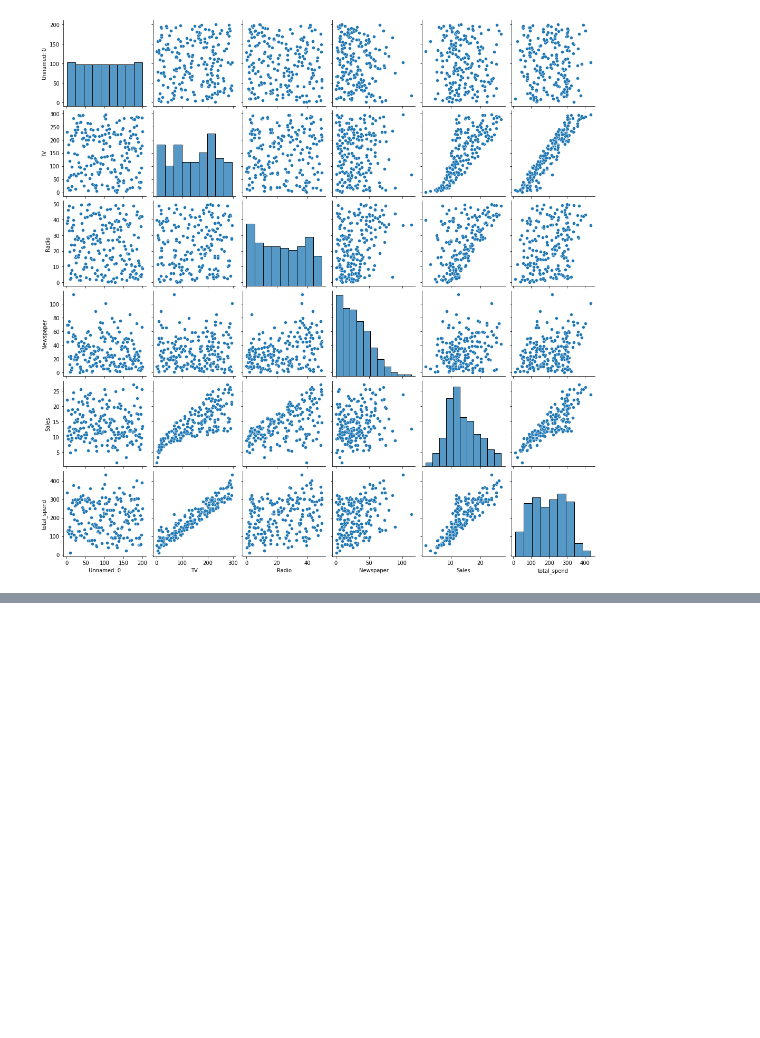
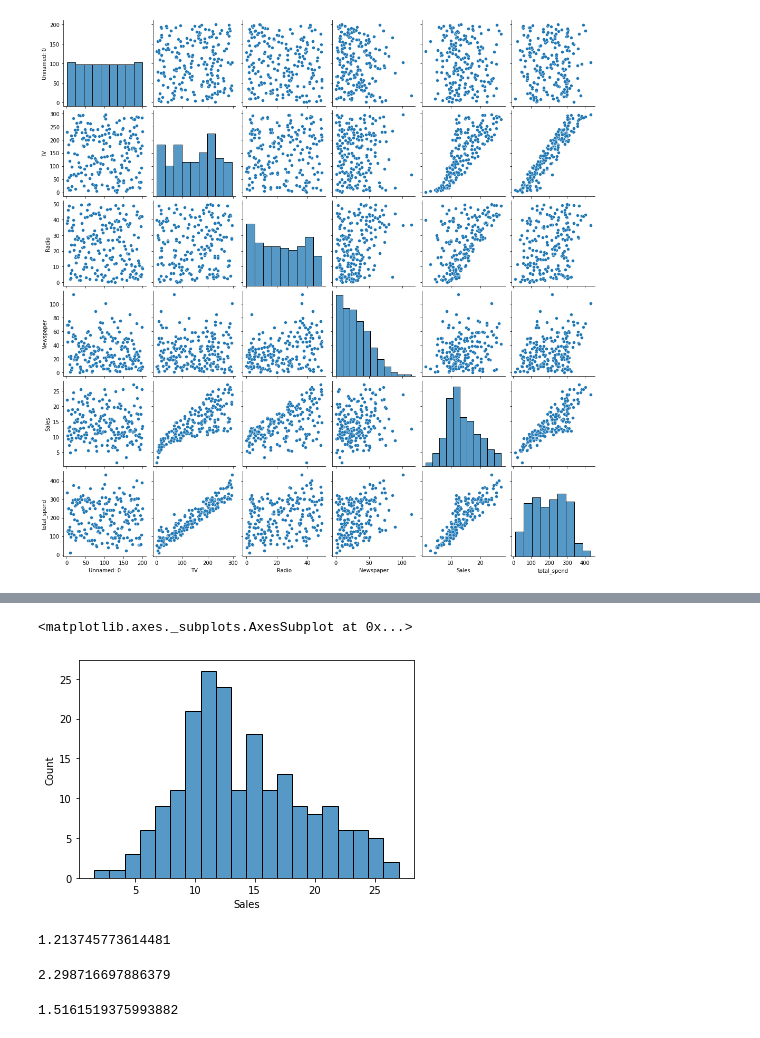
Before and after one commit to datascience-vivek/Linear_Regression, a Jupyter notebook: Linear_Regression.ipynb, the cells around one changed output, grey strips where cells are left out. Drawn from its saved outputs; the diff is of its cells as text; code cells hidden in the pictures; blank space fills up the shorter version.

```diff
--- a/Linear_Regression.ipynb
+++ b/Linear_Regression.ipynb
@@ -100,0 +190,17 @@ sns.pairplot(df)
+# %%
+sns.histplot(data=df, x = 'Sales', bins= 20)## Dstribution of sales
+# %% [output]
+<matplotlib.axes._subplots.AxesSubplot at 0x...>
+[figure, added]
+# %%
+mean_absolute_error(y_test, test_pred)
+# %% [output]
+1.213745773614481
+# %%
+mean_squared_error(y_test, test_pred)
+# %% [output]
+2.298716697886379
+# %%
+np.sqrt(mean_squared_error(y_test, test_pred))
+# %% [output]
+1.5161519375993882
```
Also changed, not shown: parts of 24 cells of this notebook.
